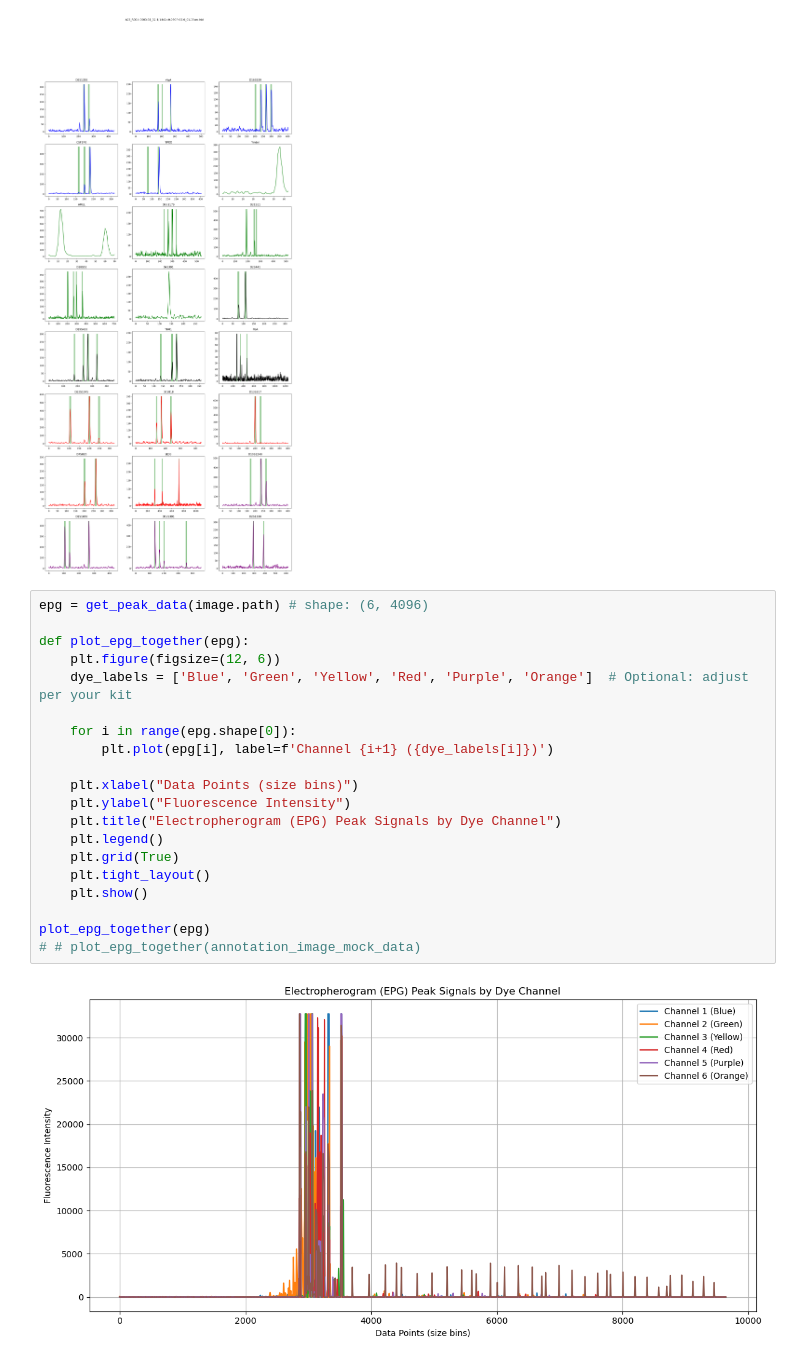
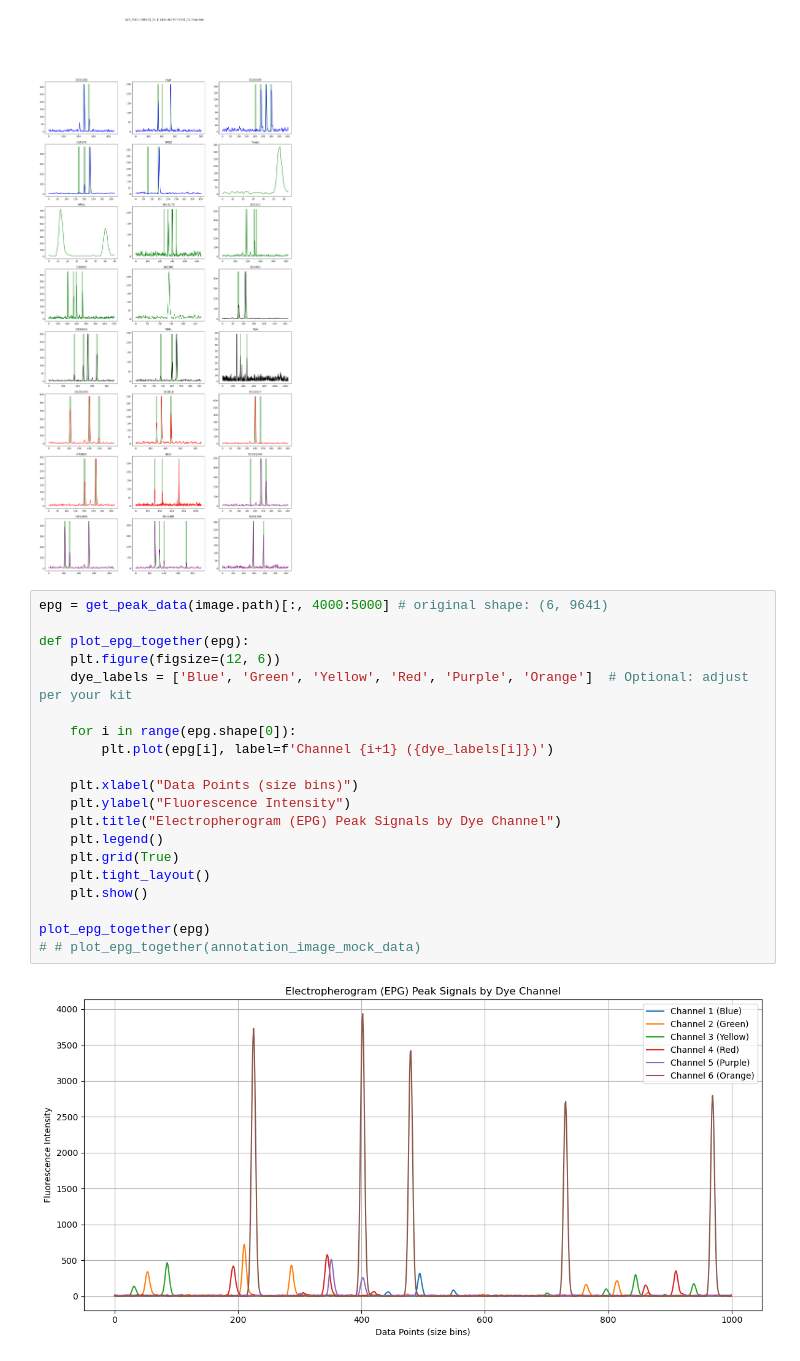
Before and after one commit to amar-mesic/DNANet, a Jupyter notebook: notebooks/ProvedItImage.ipynb, the cells around one changed output. Drawn from its saved outputs; the diff is of its cells as text.

```diff
--- a/notebooks/ProvedItImage.ipynb
+++ b/notebooks/ProvedItImage.ipynb
@@ -52,27 +46,27 @@ plot_profile_markers(hid_images=[image])
 # %% [output]
 [figure]
 # %%
-epg = get_peak_data(image.path) # shape: (6, 4096)
+epg = get_peak_data(image.path)[:, 4000:5000] # original shape: (6, 9641)
 
 def plot_epg_together(epg):
     plt.figure(figsize=(12, 6))
     dye_labels = ['Blue', 'Green', 'Yellow', 'Red', 'Purple', 'Orange']  # Optional: adjust per your kit
 
     for i in range(epg.shape[0]):
         plt.plot(epg[i], label=f'Channel {i+1} ({dye_labels[i]})')
 
     plt.xlabel("Data Points (size bins)")
     plt.ylabel("Fluorescence Intensity")
     plt.title("Electropherogram (EPG) Peak Signals by Dye Channel")
     plt.legend()
     plt.grid(True)
     plt.tight_layout()
     plt.show()
 
 plot_epg_together(epg)
 # # plot_epg_together(annotation_image_mock_data)
 # %% [output]
-[figure, old version]
+[figure, new version]
 # %%
 dye_colors = ['blue', 'green', 'gold', 'red', 'purple', 'orange']
 
```
Also changed, not shown: parts of 3 cells of this notebook, 10 other files.
